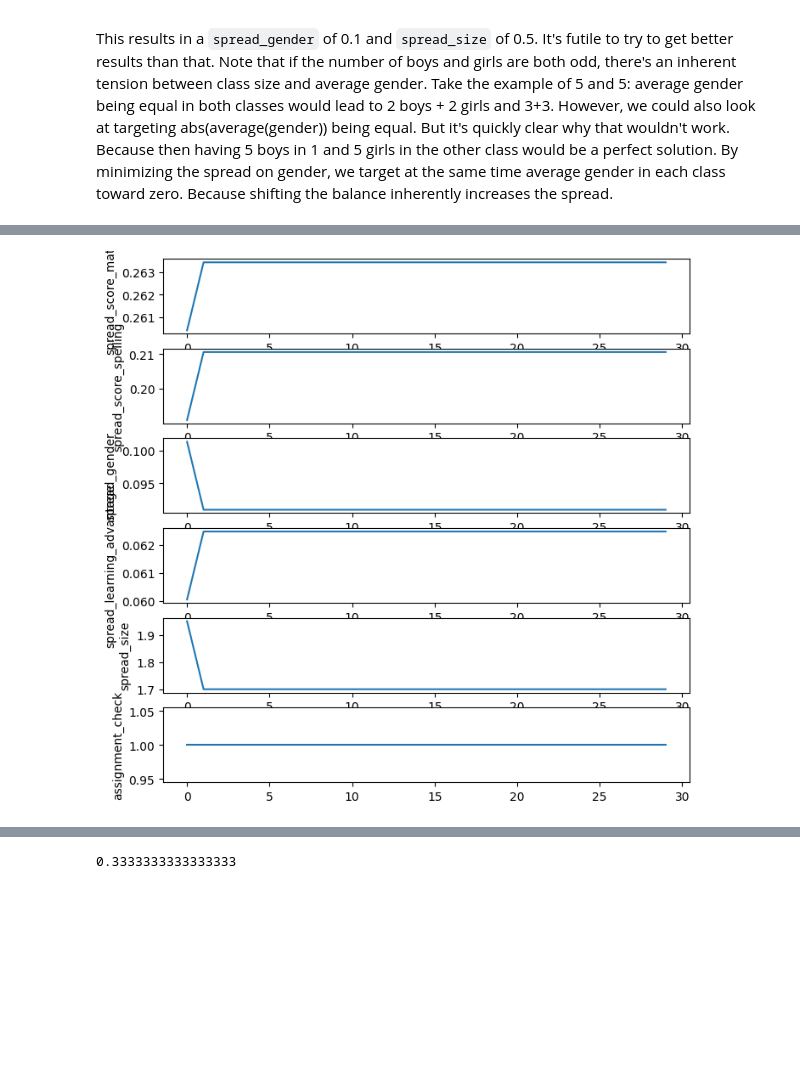
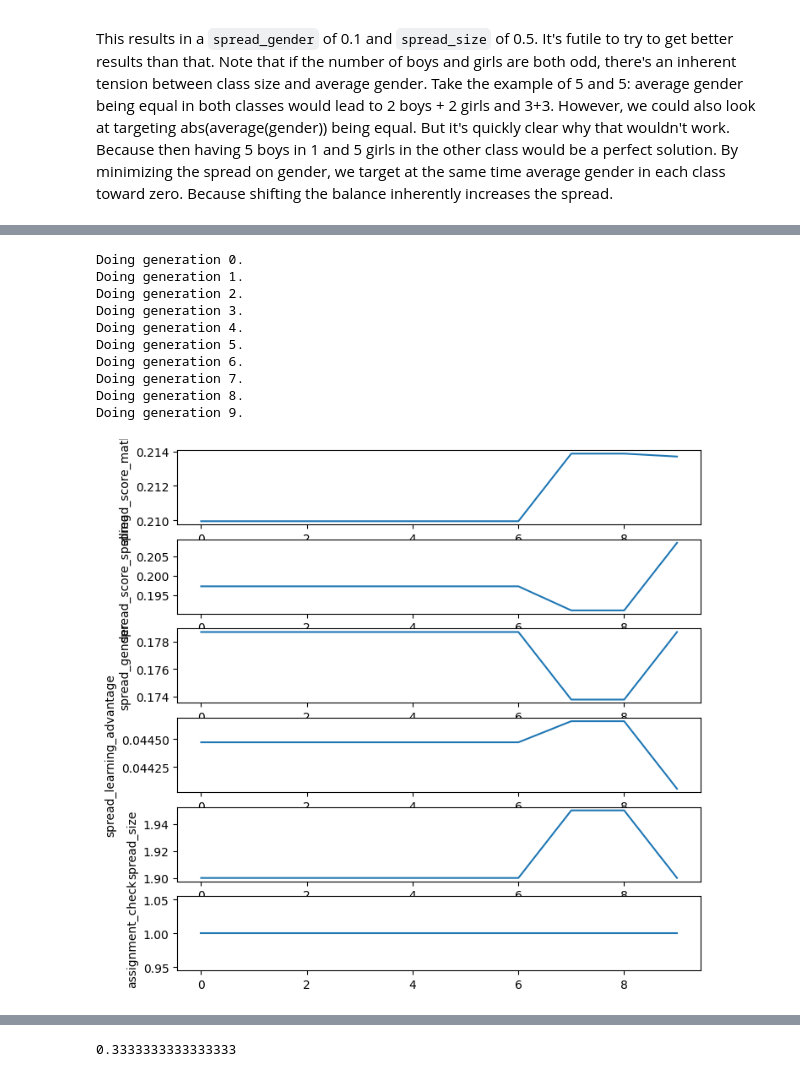
Before and after one commit to mtyt/classevy, a Jupyter notebook: examples/optimize_class.ipynb, the cells around one changed output, grey strips where cells are left out. Cells and saved outputs as stored; diff of their text form; code cells hidden in the pictures; blank space fills up the shorter version.

```diff
--- a/examples/optimize_class.ipynb
+++ b/examples/optimize_class.ipynb
@@ -59,9 +78,19 @@ pop.summary()
  'assignment_check': 1.0}
 # %%
-pop.run(n_gen=30)
+pop.run(n_gen=10, verbose=True)
 pop.plot_progress()
 # %% [output]
+Doing generation 0.
+Doing generation 1.
+Doing generation 2.
+Doing generation 3.
+Doing generation 4.
+Doing generation 5.
+Doing generation 6.
+Doing generation 7.
+Doing generation 8.
+Doing generation 9.
-[figure, old version]
+[figure, new version]
 # %%
 pop.pareto()
 # %% [output]
```
Also changed, not shown: parts of 18 cells of this notebook, 2 other files.
